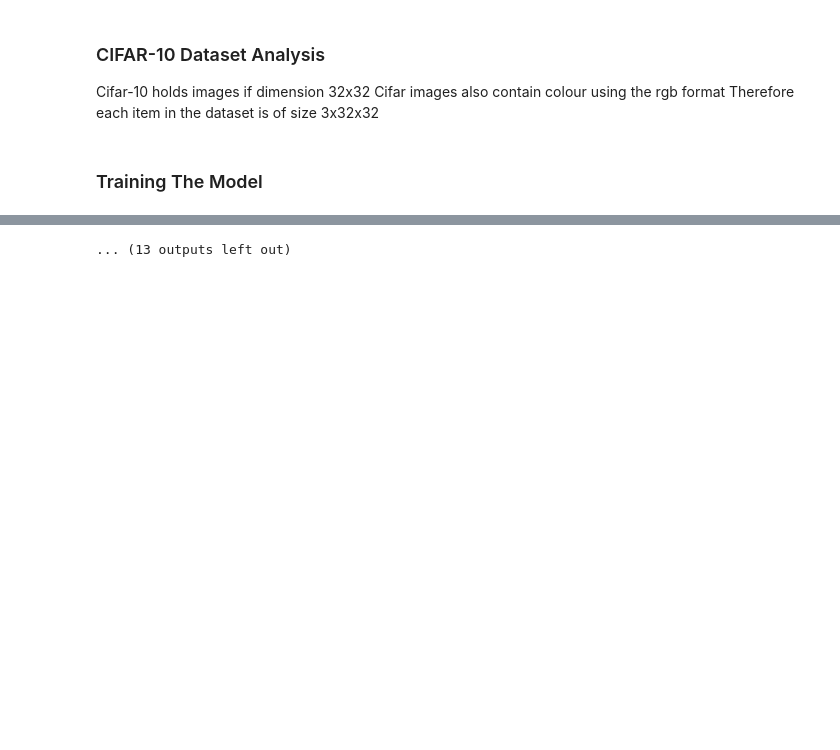
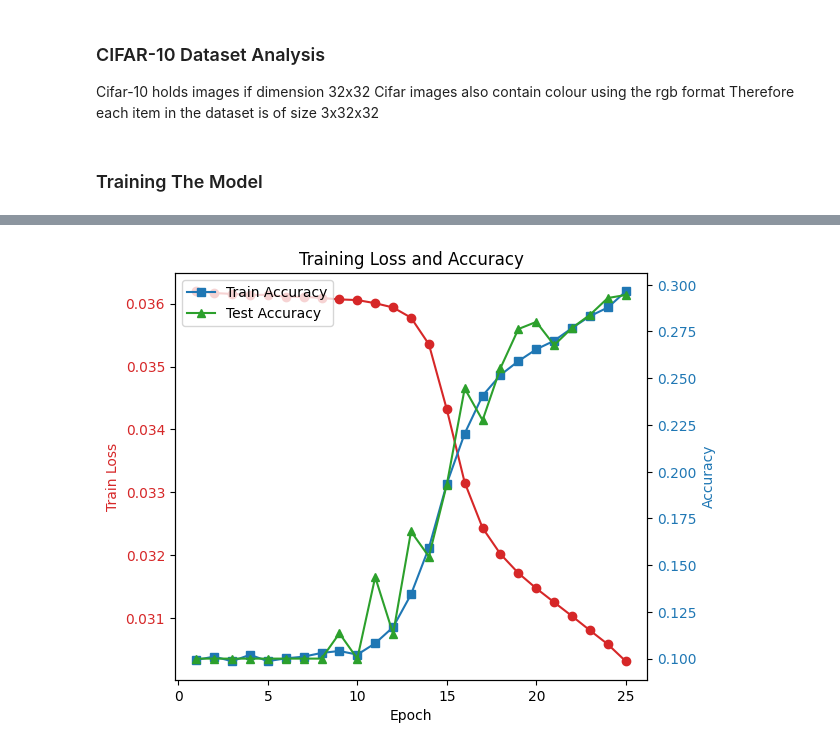
Before and after one commit to firozt/CIFAR-10-CNN-Model, a Jupyter notebook: model.ipynb, the cells around one changed output, grey strips where cells are left out. Saved outputs shown, nothing was run; the diff lists cells and outputs as text; code cells hidden in the pictures; blank space fills up the shorter version.

Commit message:
added blocks, obtained accuracy of 0.55 over 100 epochs

```diff
--- a/model.ipynb
+++ b/model.ipynb
@@ -176,0 +234,29 @@ def train(num_epoch, data_iter, net, loss_function, optimizer):
+# %%
+# Function to plot the data
+def plotTraining(num_epoch, loss_values, train_accuracy_values, test_accuracy_values):
+    fig, ax1 = plt.subplots()
+
+    # Training Loss
+    color = 'tab:red'
+    ax1.set_xlabel('Epoch')
+    ax1.set_ylabel('Train Loss', color=color)
+    ax1.plot(range(1, num_epoch+1), loss_values, '-o', color=color)
+    ax1.tick_params(axis='y', labelcolor=color)
+
+    # Create a second y-axis to share the same x-axis
+    ax2 = ax1.twinx()
+
+    # Training Accuracy and Testing Accuracy
+    color_train = 'tab:blue'
+    color_test = 'tab:green'
+    ax2.set_ylabel('Accuracy', color=color_train)  # We already handled the x-label with ax1
+    # Plot training accuracy on ax2
+    ax2.plot(range(1, num_epoch+1), train_accuracy_values, '-s', color=color_train, label='Train Accuracy')
+    # Plot testing accuracy on ax2 as well
+    ax2.plot(range(1, num_epoch+1), test_accuracy_values, '-^', color=color_test, label='Test Accuracy')
+    ax2.tick_params(axis='y', labelcolor=color_train)
+    ax2.legend(loc='upper left')
+
+    fig.tight_layout()  # Otherwise the right y-label is slightly clipped
+    plt.title('Training Loss and Accuracy')
+    plt.show()
@@ -177,5 +267,17 @@ def train(num_epoch, data_iter, net, loss_function, optimizer):
+# %%
+
+model = Model(3, 10).to(device)
+# model = Model(3, 10)
+model.apply(init_weights)
+
+loss = nn.CrossEntropyLoss()
+lr = 0.01
+optimizer = torch.optim.SGD(model.parameters(), lr=lr)
+# train_iter, test_iter = mu.load_data_fashion_mnist(256)
 # %%
-num_epochs = 12
+num_epochs = 100
 # mu.train_ch3(model, train_iter, test_iter, loss, num_epochs, optimizer)
-train(num_epochs,train_iter,model, loss, optimizer)
+params = trainingLoop(num_epochs,train_iter,test_iter ,model, loss, optimizer)
+plotTraining(*params) # spreads tuple
+# Epoch 1, Average Loss: 0.03618157117366791, Training Accuracy: 0.09968, Testing Accuracy 0.1
 # %% [output]
@@ -236 +301 @@ Epoch 6, Average Loss: 2.303534565580652, Accuracy: 0.09701666666666667
-... (13 outputs left out)
+[figure, added]
```
Also changed, not shown: parts of 15 cells of this notebook.
